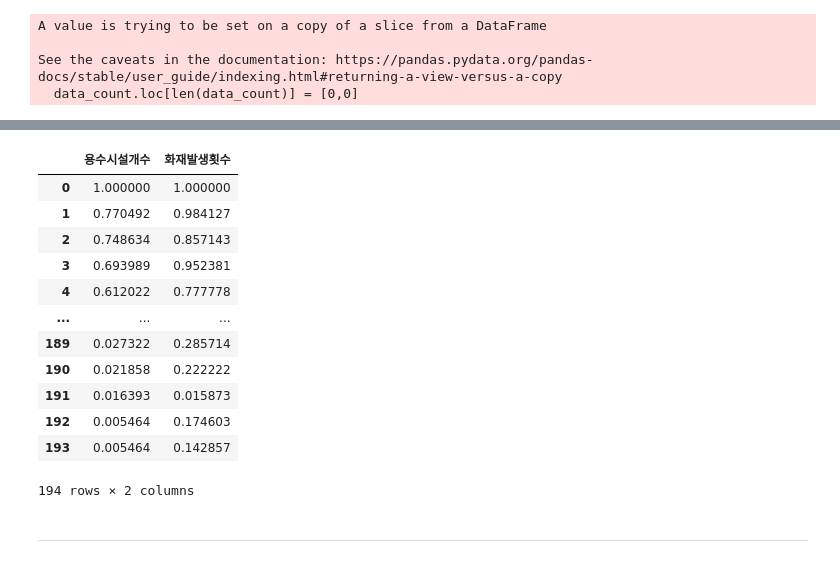
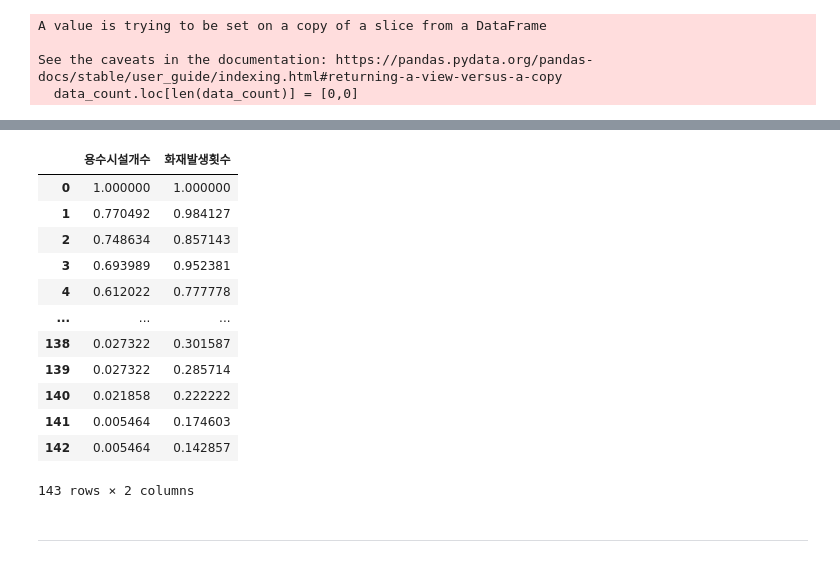
Before and after one commit to Myungbin/Senior, a Jupyter notebook: 비지니스인텔리전스/Project_비지니스인텔리전스/데이터전처리 - SGGEMD.ipynb, the cells around one changed output, grey strips where cells are left out. Saved outputs shown, nothing was run; the diff lists cells and outputs as text; code cells hidden in the pictures.

```diff
--- a/비지니스인텔리전스/Project_비지니스인텔리전스/데이터전처리 - SGGEMD.ipynb
+++ b/비지니스인텔리전스/Project_비지니스인텔리전스/데이터전처리 - SGGEMD.ipynb
@@ -626,26 +655,26 @@ df_norm.head()
 # %%
 # 용수시설개수와 화재발생횟수의 정규화 마지막 행 제거
 from sklearn.preprocessing import MinMaxScaler
 scaler = MinMaxScaler()
 scaler.fit(data_count)
 df_count = scaler.transform(data_count)
 df_count = pd.DataFrame(df_count, columns=data_count.columns)
-df_count = df_count.drop(194, axis=0)
+df_count = df_count.drop(143, axis=0)
 df_count
 # %% [output]
 |  | 용수시설개수 | 화재발생횟수 |
 | 0 | 1.000000 | 1.000000 |
 | 1 | 0.770492 | 0.984127 |
 | 2 | 0.748634 | 0.857143 |
 | 3 | 0.693989 | 0.952381 |
 | 4 | 0.612022 | 0.777778 |
 | ... | ... | ... |
-| 189 | 0.027322 | 0.285714 |
-| 190 | 0.021858 | 0.222222 |
-| 191 | 0.016393 | 0.015873 |
-| 192 | 0.005464 | 0.174603 |
-| 193 | 0.005464 | 0.142857 |
+| 138 | 0.027322 | 0.301587 |
+| 139 | 0.027322 | 0.285714 |
+| 140 | 0.021858 | 0.222222 |
+| 141 | 0.005464 | 0.174603 |
+| 142 | 0.005464 | 0.142857 |
-194 rows × 2 columns
+143 rows × 2 columns
 # %%
 df_norm['용수시설개수'] = df_count['용수시설개수']
 df_norm['화재발생횟수'] = df_count['화재발생횟수']
```
Also changed, not shown: parts of 24 cells of this notebook, 3 other files.
